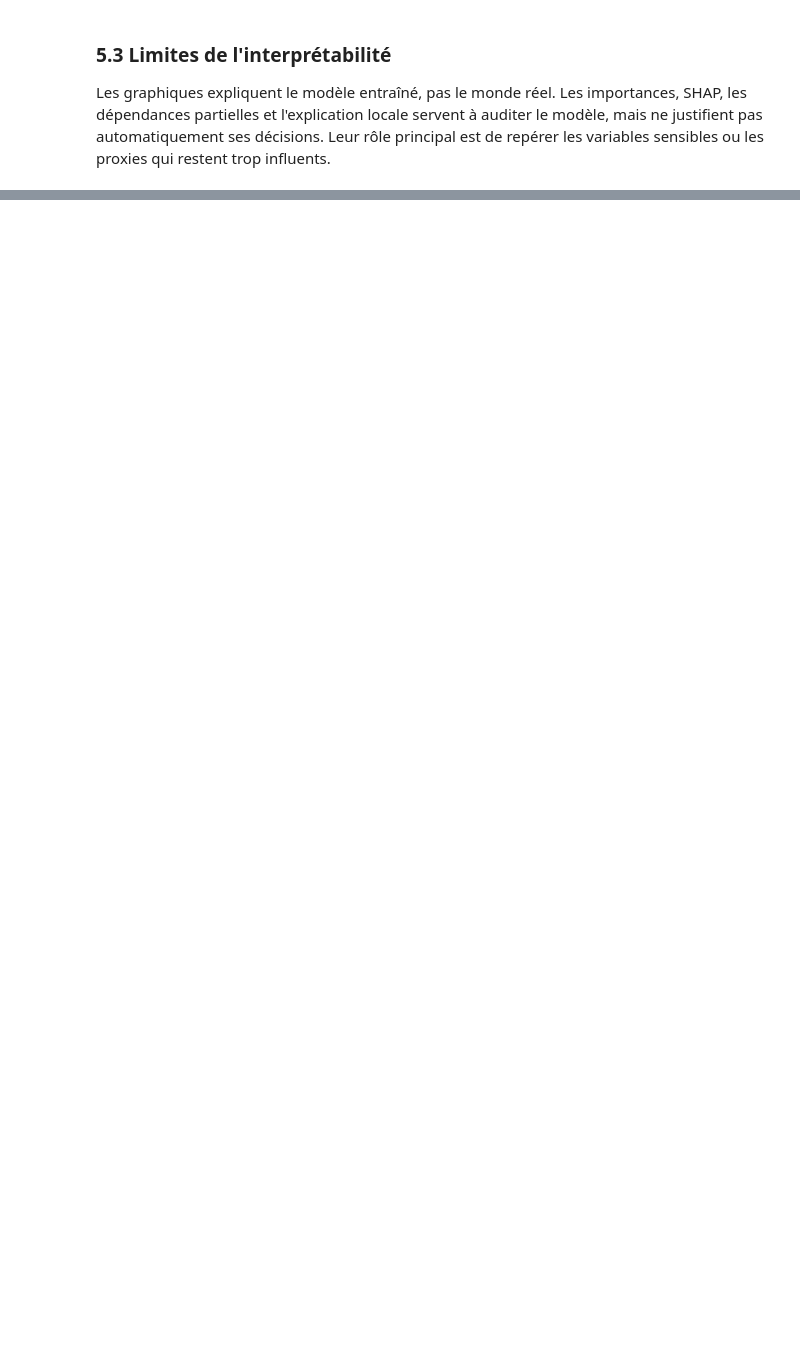
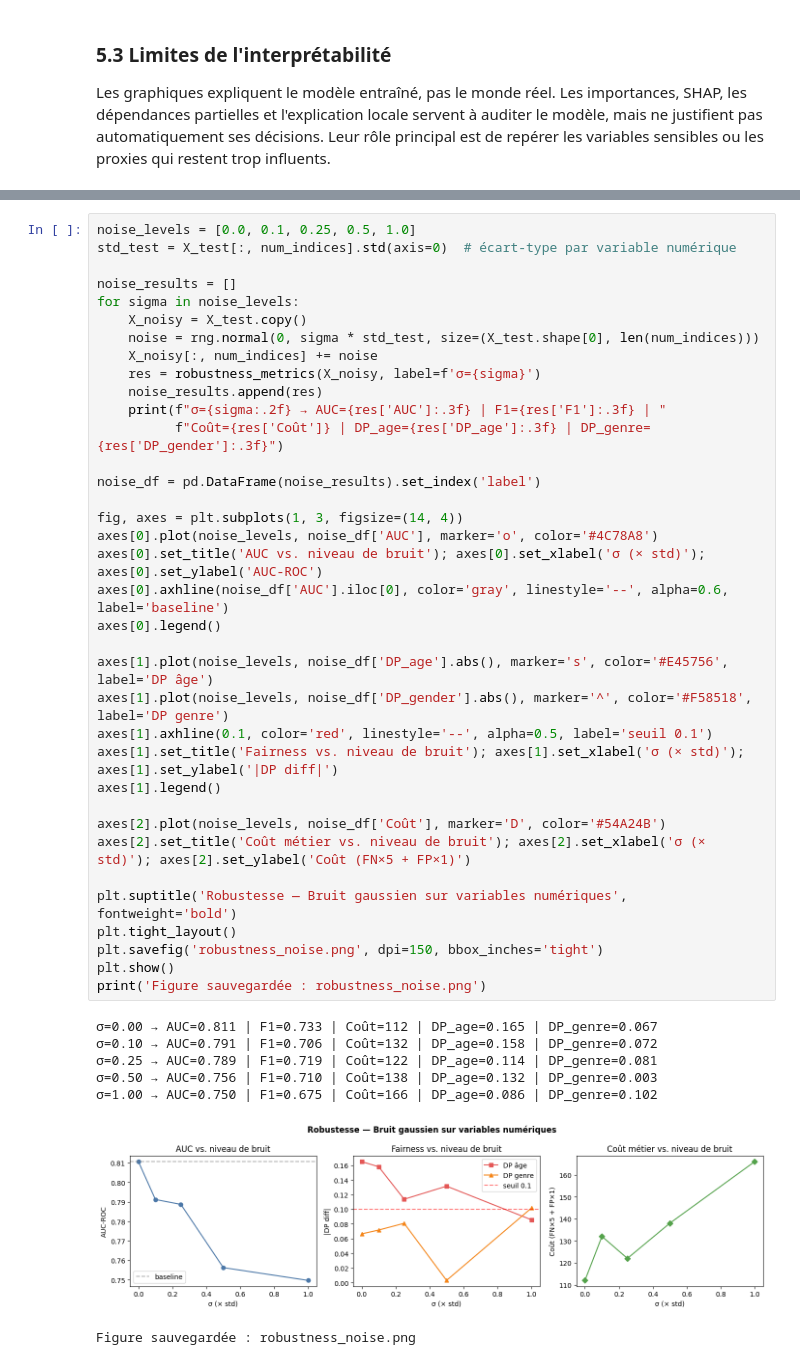
Before and after one commit to lounishamroun/credit-data-fairness, a Jupyter notebook: notebooks/fairness_notebook_Lina.ipynb, the cells around one changed output, grey strips where cells are left out. Saved outputs shown, nothing was run; the diff lists cells and outputs as text; blank space fills up the shorter version.

```diff
--- a/notebooks/fairness_notebook_Lina.ipynb
+++ b/notebooks/fairness_notebook_Lina.ipynb
@@ -1225,0 +1298,44 @@ Les graphiques expliquent le modèle entraîné, pas le monde réel. Les importa
+# %%
+noise_levels = [0.0, 0.1, 0.25, 0.5, 1.0]
+std_test = X_test[:, num_indices].std(axis=0)  # écart-type par variable numérique
+
+noise_results = []
+for sigma in noise_levels:
+    X_noisy = X_test.copy()
+    noise = rng.normal(0, sigma * std_test, size=(X_test.shape[0], len(num_indices)))
+    X_noisy[:, num_indices] += noise
+    res = robustness_metrics(X_noisy, label=f'σ={sigma}')
+    noise_results.append(res)
+    print(f"σ={sigma:.2f} → AUC={res['AUC']:.3f} | F1={res['F1']:.3f} | "
+          f"Coût={res['Coût']} | DP_age={res['DP_age']:.3f} | DP_genre={res['DP_gender']:.3f}")
+
+noise_df = pd.DataFrame(noise_results).set_index('label')
+
+fig, axes = plt.subplots(1, 3, figsize=(14, 4))
+axes[0].plot(noise_levels, noise_df['AUC'], marker='o', color='#4C78A8')
+axes[0].set_title('AUC vs. niveau de bruit'); axes[0].set_xlabel('σ (× std)'); axes[0].set_ylabel('AUC-ROC')
+axes[0].axhline(noise_df['AUC'].iloc[0], color='gray', linestyle='--', alpha=0.6, label='baseline')
+axes[0].legend()
+
+axes[1].plot(noise_levels, noise_df['DP_age'].abs(), marker='s', color='#E45756', label='DP âge')
+axes[1].plot(noise_levels, noise_df['DP_gender'].abs(), marker='^', color='#F58518', label='DP genre')
+axes[1].axhline(0.1, color='red', linestyle='--', alpha=0.5, label='seuil 0.1')
+axes[1].set_title('Fairness vs. niveau de bruit'); axes[1].set_xlabel('σ (× std)'); axes[1].set_ylabel('|DP diff|')
+axes[1].legend()
+
+axes[2].plot(noise_levels, noise_df['Coût'], marker='D', color='#54A24B')
+axes[2].set_title('Coût métier vs. niveau de bruit'); axes[2].set_xlabel('σ (× std)'); axes[2].set_ylabel('Coût (FN×5 + FP×1)')
+
+plt.suptitle('Robustesse — Bruit gaussien sur variables numériques', fontweight='bold')
+plt.tight_layout()
+plt.savefig('robustness_noise.png', dpi=150, bbox_inches='tight')
+plt.show()
+print('Figure sauvegardée : robustness_noise.png')
+# %% [output]
+σ=0.00 → AUC=0.811 | F1=0.733 | Coût=112 | DP_age=0.165 | DP_genre=0.067
+σ=0.10 → AUC=0.791 | F1=0.706 | Coût=132 | DP_age=0.158 | DP_genre=0.072
+σ=0.25 → AUC=0.789 | F1=0.719 | Coût=122 | DP_age=0.114 | DP_genre=0.081
+σ=0.50 → AUC=0.756 | F1=0.710 | Coût=138 | DP_age=0.132 | DP_genre=0.003
+σ=1.00 → AUC=0.750 | F1=0.675 | Coût=166 | DP_age=0.086 | DP_genre=0.102
+[figure, added]
+Figure sauvegardée : robustness_noise.png
```
Also changed, not shown: parts of 12 cells of this notebook, 4 other files.
